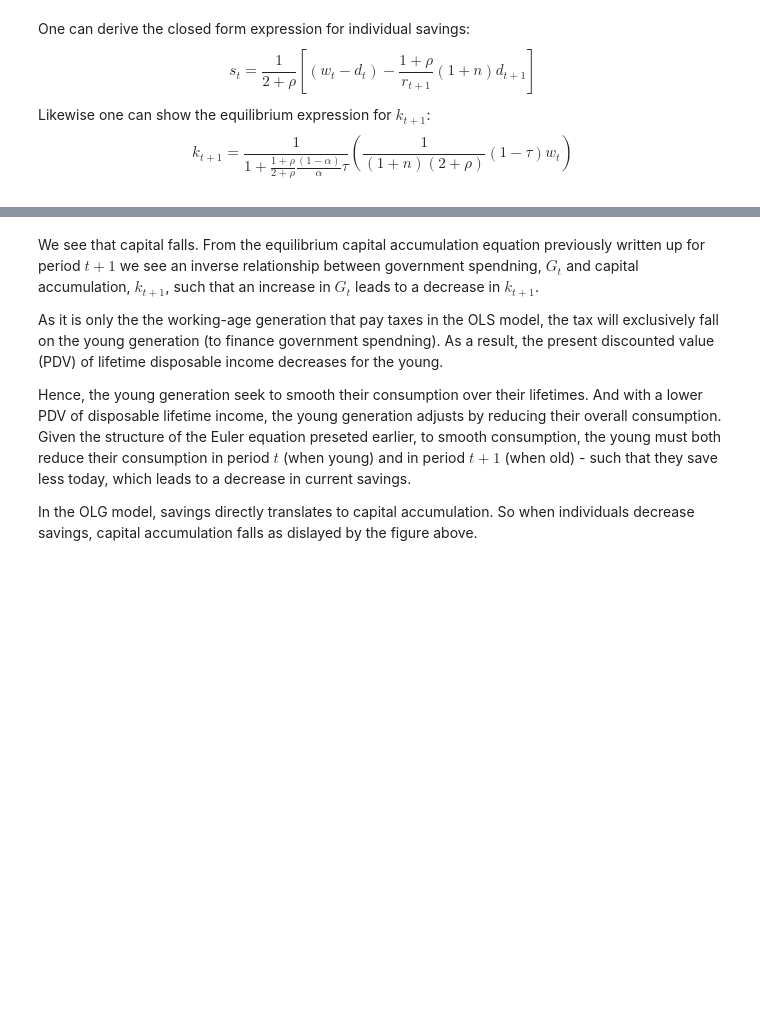
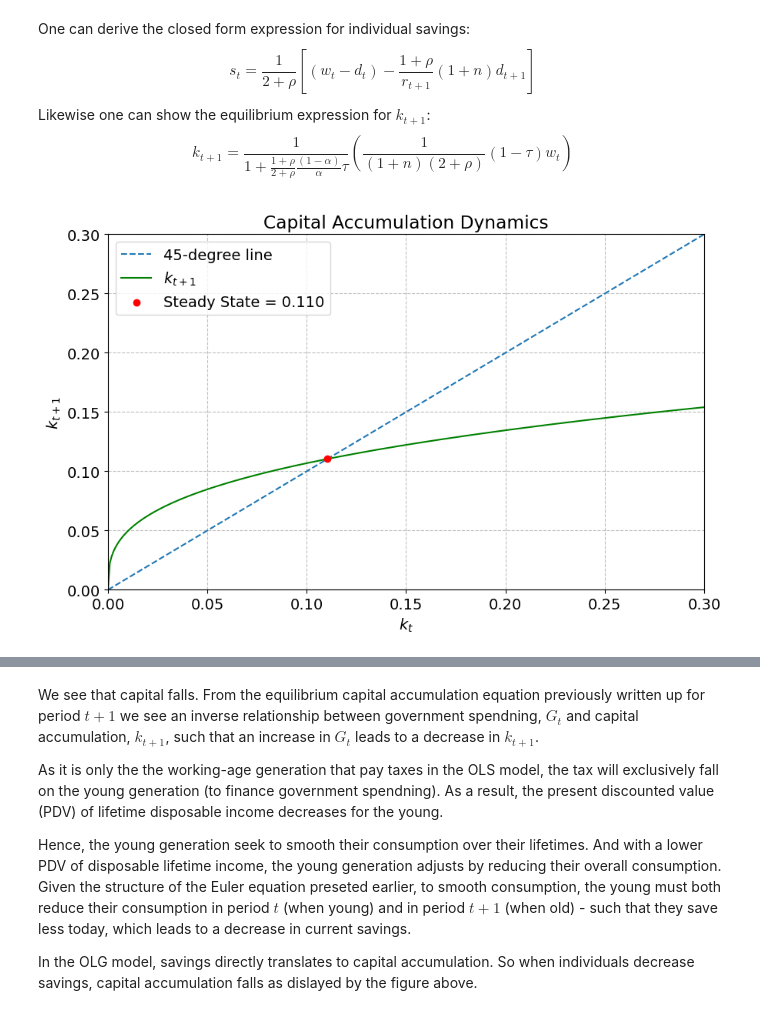
Before and after one commit to NumEconCopenhagen/projects-2024-Simon-C-og-Jens-H, a Jupyter notebook: modelproject/modelproject.ipynb, the cells around one changed output, grey strips where cells are left out. Drawn from its saved outputs; the diff is of its cells as text; code cells hidden in the pictures; blank space fills up the shorter version.

```diff
--- a/modelproject/modelproject.ipynb
+++ b/modelproject/modelproject.ipynb
@@ -266,3 +264,32 @@ Likewise one can show the equilibrium expression for $k_{t+1}$:
 $$
 k_{t+1}=\frac{1}{1+\frac{1+\rho}{2+\rho}\frac{(1-\alpha)}{\alpha}\tau}(\frac{1}{(1+n)(2+\rho)}(1-\tau)w_t)
 $$
+# %%
+# Defining the values for our set of parameters
+tau = 0.35
+
+objective = lambda k: k - ((A * (1 - alpha) * k**alpha) / ((1 + n) * (2 + rho)) * (1 / (1 + ((1 + rho) / (2 + rho)) * ((1 - alpha) / alpha) * tau)))
+
+result2 = optimize.root_scalar(objective, bracket=[1e-10,10], method='bisect')
+k_star2 = result2.root
+
+k_t2 = np.linspace(0, 2*k_star, 400)
+k_t_plus_1_2 = ((A * (1 - alpha) * k_t2**alpha) / ((1 + n) * (2 + rho)) * (1 / (1 + ((1 + rho) / (2 + rho)) * ((1 - alpha) / alpha) * tau)))
+
+def plot_steady_state(steady_state):
+    plt.figure(figsize=(10, 6))
+    plt.plot(k_t2, k_t2, label='45-degree line', linestyle='--')
+    plt.plot(k_t2, k_t_plus_1_2, label='$k_{t+1}$', color='green')
+    plt.scatter([steady_state], [steady_state], color='red', zorder=5, label=f'Steady State = {steady_state:.3f}')
+    plt.xlabel('$k_t$')
+    plt.ylabel('$k_{t+1}$')
+    plt.title('Capital Accumulation Dynamics')
+    plt.legend()
+    plt.grid(True)
+    plt.ylim(0, 0.3)
+    plt.xlim(0, 0.3)
+    plt.show()
+# Display the interactive plot with the initial steady state value
+plot_steady_state(k_star2)
+# %% [output]
+[figure, added]
```
Also changed, not shown: parts of 3 cells of this notebook.
